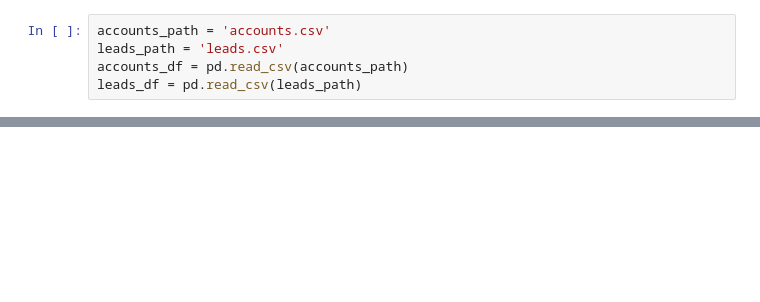
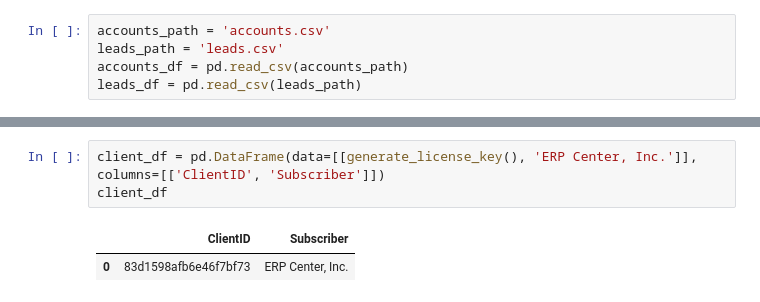
Before and after one commit to hari3mo/crud, a Jupyter notebook: tables.ipynb, the cells around one changed output, grey strips where cells are left out. Cells and saved outputs as stored; diff of their text form; blank space fills up the shorter version.

```diff
--- a/tables.ipynb
+++ b/tables.ipynb
@@ -13,0 +29,6 @@ order_details_df = pd.DataFrame(columns=['OrderDetailID', 'OrderID', 'ProductID'
+# %%
+client_df = pd.DataFrame(data=[[generate_license_key(), 'ERP Center, Inc.']], columns=[['ClientID', 'Subscriber']])
+client_df
+# %% [output]
+|  | ClientID | Subscriber |
+| 0 | 83d1598afb6e46f7bf73 | ERP Center, Inc. |
```
Also changed, not shown: parts of 12 cells of this notebook, 10 other files.
